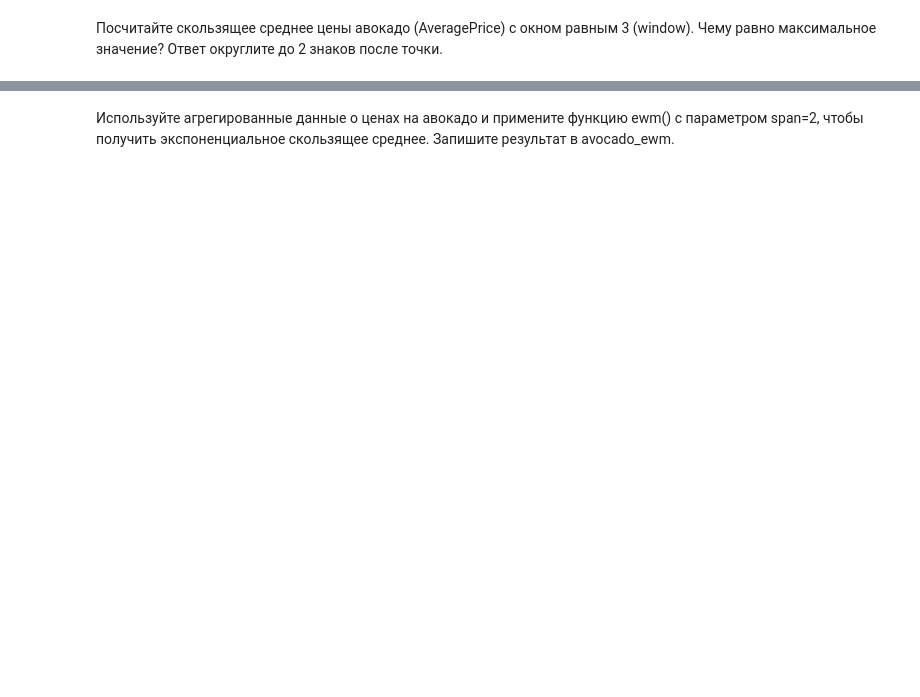
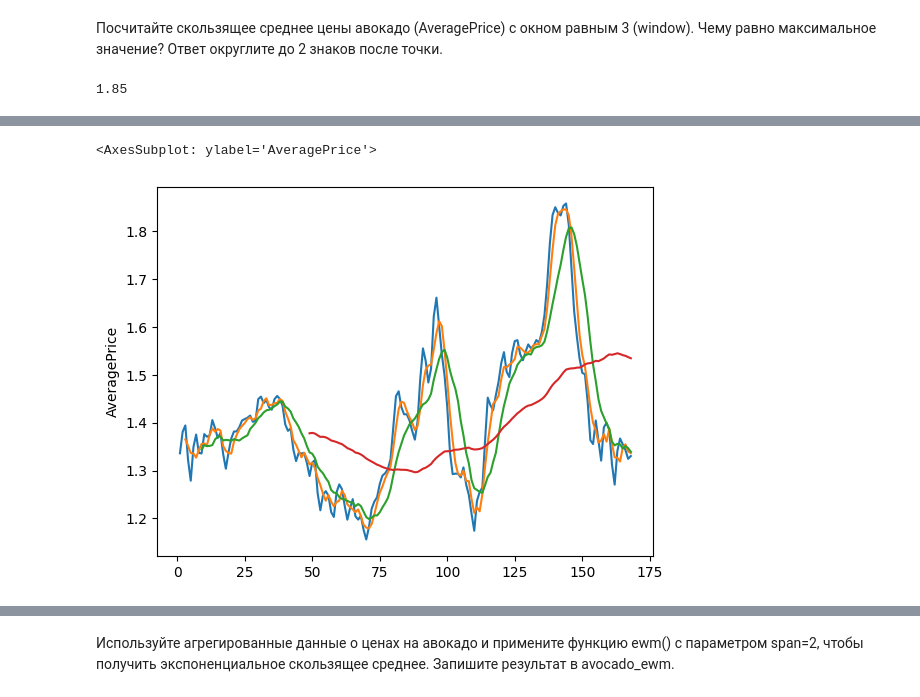
Before and after one commit to NXT26/karpov.courses, a Jupyter notebook: lesson6/HW_lesson6.ipynb, the cells around one changed output, grey strips where cells are left out. Drawn from its saved outputs; the diff is of its cells as text; code cells hidden in the pictures; blank space fills up the shorter version.

```diff
--- a/lesson6/HW_lesson6.ipynb
+++ b/lesson6/HW_lesson6.ipynb
@@ -30,7 +51,19 @@ Name: AveragePrice, dtype: float64`
 # %% [markdown]
 Посчитайте скользящее среднее цены авокадо (AveragePrice) с окном равным 3 (window). Чему равно максимальное значение? Ответ округлите до 2 знаков после точки.
+# %%
+avocado_mean.rolling(window=3).mean().max().round(2)
+# %% [output]
+1.85
 # %% [markdown]
 Отлично! Помимо авокадо, Толя любит смотреть на графики. Самое время посмотреть, как изменится график в зависимости от выбранного размера окна.
 
 Ваша задача — построить графики скользящего среднего с разными значениями параметра window (2, 4, 10, 50), посмотреть на изменения и соотнести приведенные ниже картинки с соответствующим значением размера окна.
 ![image.png](attachment:image.png)
+# %%
+sns.lineplot( df.AveragePrice.rolling(window=2).mean())
+sns.lineplot( df.AveragePrice.rolling(window=4).mean())
+sns.lineplot( df.AveragePrice.rolling(window=10).mean())
+sns.lineplot( df.AveragePrice.rolling(window=50).mean())
+# %% [output]
+<AxesSubplot: ylabel='AveragePrice'>
+[figure, added]
```
Also changed, not shown: parts of 22 cells of this notebook, 1 other file.
